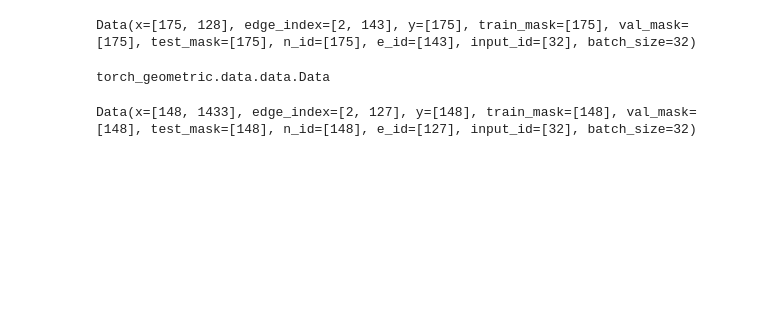
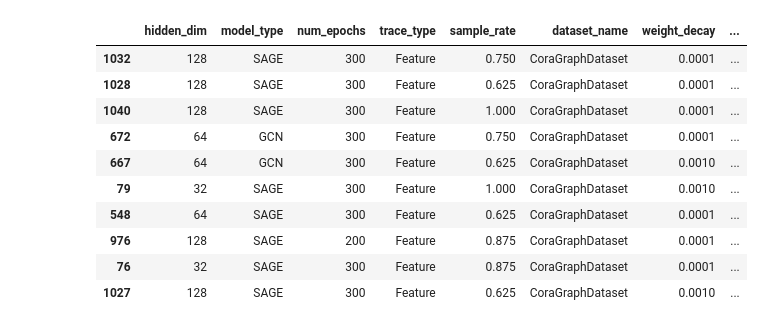
Before and after one commit to ruiz-lab/Graph_Node_Sampling, a Jupyter notebook: GNN_test/SAGE_GCN/parallel_param.ipynb, the cells around one changed output. Drawn from its saved outputs; the diff is of its cells as text; code cells hidden in the pictures; blank space fills up the shorter version.

```diff
--- a/GNN_test/SAGE_GCN/parallel_param.ipynb
+++ b/GNN_test/SAGE_GCN/parallel_param.ipynb
@@ -1,25 +10,22 @@
 # %%
-import wandb
-from tqdm import tqdm
+def rst_df(project_name):
+    api = wandb.Api()
+    runs = api.runs(project_name)
+    data = []
+    for run in tqdm(runs):
+        summary = run.summary._json_dict
+        config = {k: v for k, v in run.config.items() if not k[0] == "_"}
+        config.update(summary)
+        data.append(config)
+    df = pd.DataFrame(data)
+    df = df[['hidden_dim', 'model_type', 'num_epochs', 'trace_type', 'sample_rate', 'dataset_name', 'weight_decay', 'learning_rate', 'exclusion_type','activation_type', 'num_hidden_layers','test_acc']]
+    return df
 
-# Authenticate
-wandb.login()
+def feat_largest_sub_df(df):
+    sub_df = df[(df['trace_type'] == 'Feature') & (df['exclusion_type'] == 'Largest')]
+    return sub_df
 
-# Initialize API
-api = wandb.Api()
-
-# Retrieve runs
-runs = api.runs("jamesli-wks-johns-hopkins-university/SAGE_GCN_hyperparameter_tuning_JULY_24")
-
-# Extract parameters and metrics
-data = []
-for run in tqdm(runs):
-    summary = run.summary._json_dict
-    config = {k: v for k, v in run.config.items() if not k[0] == "_"}
-    config.update(summary)
-    data.append(config)
-
-# Convert to DataFrame for easier manipulation
-import pandas as pd
-df = pd.DataFrame(data)
-df = df[[col for col in df.columns if not col.startswith('_')]]
+def view_head_rst(project_name):
+    df = rst_df(project_name)
+    sub_df = feat_largest_sub_df(df)
+    display(sub_df.sort_values('test_acc', ascending=False).head(10))
@@ -123,25 +32,14 @@ plt.savefig("../img/ogbn_class_distribution.png")
-# %%
-import torch
-from torch_geometric.datasets import Planetoid
-from torch_geometric.loader import NeighborLoader
-import sys
-sys.path.append("../")
-from utils import *
-
-
-data = load_ogbn_mag()
-loader = NeighborLoader(data, num_neighbors=[-1], batch_size=32, shuffle=True)
-
-for batch in loader:
-    print(batch)
-    break
-# %% [output]
-Data(x=[175, 128], edge_index=[2, 143], y=[175], train_mask=[175], val_mask=[175], test_mask=[175], n_id=[175], e_id=[143], input_id=[32], batch_size=32)
-# %%
-type(batch)
-# %% [output]
-torch_geometric.data.data.Data
-# %%
-batch
-# %% [output]
-Data(x=[148, 1433], edge_index=[2, 127], y=[148], train_mask=[148], val_mask=[148], test_mask=[148], n_id=[148], e_id=[127], input_id=[32], batch_size=32)
+# %%
+view_head_rst('SAGE_GCN_hyperparameter_tuning_cora_correct_sampler')
+# %% [output]
+|  | hidden_dim | model_type | num_epochs | trace_type | sample_rate | dataset_name | weight_decay | ... |
+| 1032 | 128 | SAGE | 300 | Feature | 0.750 | CoraGraphDataset | 0.0001 | ... |
+| 1028 | 128 | SAGE | 300 | Feature | 0.625 | CoraGraphDataset | 0.0001 | ... |
+| 1040 | 128 | SAGE | 300 | Feature | 1.000 | CoraGraphDataset | 0.0001 | ... |
+| 672 | 64 | GCN | 300 | Feature | 0.750 | CoraGraphDataset | 0.0001 | ... |
+| 667 | 64 | GCN | 300 | Feature | 0.625 | CoraGraphDataset | 0.0010 | ... |
+| 79 | 32 | SAGE | 300 | Feature | 1.000 | CoraGraphDataset | 0.0010 | ... |
+| 548 | 64 | SAGE | 300 | Feature | 0.625 | CoraGraphDataset | 0.0001 | ... |
+| 976 | 128 | SAGE | 200 | Feature | 0.875 | CoraGraphDataset | 0.0001 | ... |
+| 76 | 32 | SAGE | 300 | Feature | 0.875 | CoraGraphDataset | 0.0001 | ... |
+| 1027 | 128 | SAGE | 300 | Feature | 0.625 | CoraGraphDataset | 0.0010 | ... |
```
Also changed, not shown: parts of 13 cells of this notebook, 52 other files.
